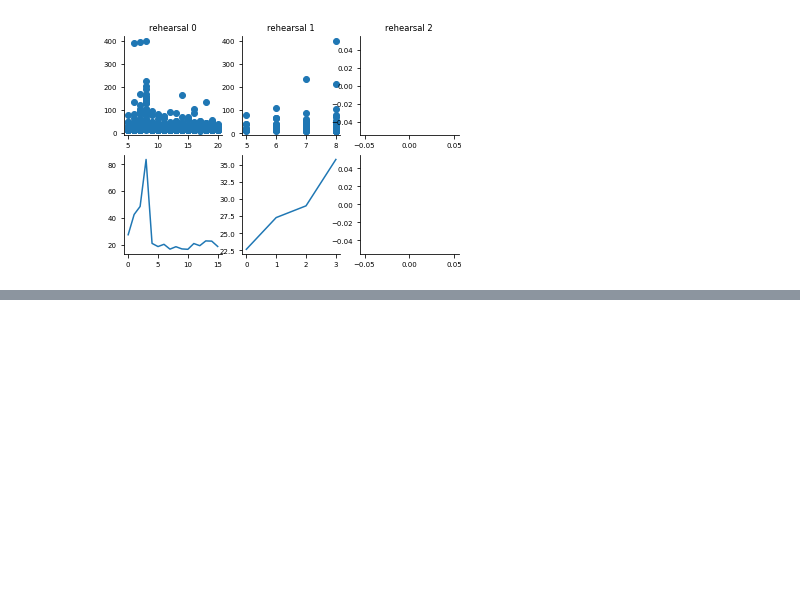
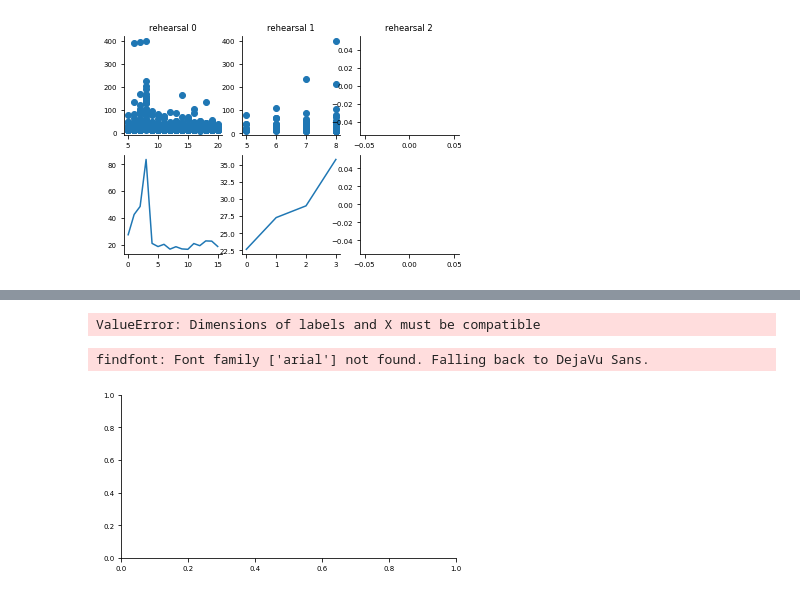
Before and after one commit to hummosa/Thalamus, a Jupyter notebook: analysis/analyzing_control_exp_shuffle_additive_gates.ipynb, the cells around one changed output, grey strips where cells are left out. Drawn from its saved outputs; the diff is of its cells as text; code cells hidden in the pictures; blank space fills up the shorter version.

```diff
--- a/analysis/analyzing_control_exp_shuffle_additive_gates.ipynb
+++ b/analysis/analyzing_control_exp_shuffle_additive_gates.ipynb
@@ -365,0 +368,3 @@ rt = new_get_rehearsals(logs, 1
+# %%
+experiments = [  'random_gates_mul',]
+folder_name = './../files/gates_mul_titrate/'
@@ -365,0 +500,12 @@ rt = new_get_rehearsals(logs, 1
+# %%
+exps_names=  [ 'shuffle_add', 'shuffle_mul', 'random_gates_add', 'random_gates_mul',]
+
+fig, (ax) = plt.subplots(1,1, figsize=[6,3])
+_=ax.boxplot([accuracy_dict[exp] for exp in exps], labels=[exp for exp in exps_names], meanline=True, notch=True)
+# _=ax.set_xticklabels( exps, rotation=45 )
+ax.set_ylabel('End avg accuracy')
+# plt.savefig('end_accuracy_box_plots.jpg',dpi=300)
+# %% [output]
+ValueError: Dimensions of labels and X must be compatible
+findfont: Font family ['arial'] not found. Falling back to DejaVu Sans.
+[figure, added]
```
Also changed, not shown: parts of 23 cells of this notebook, 5 other files.
